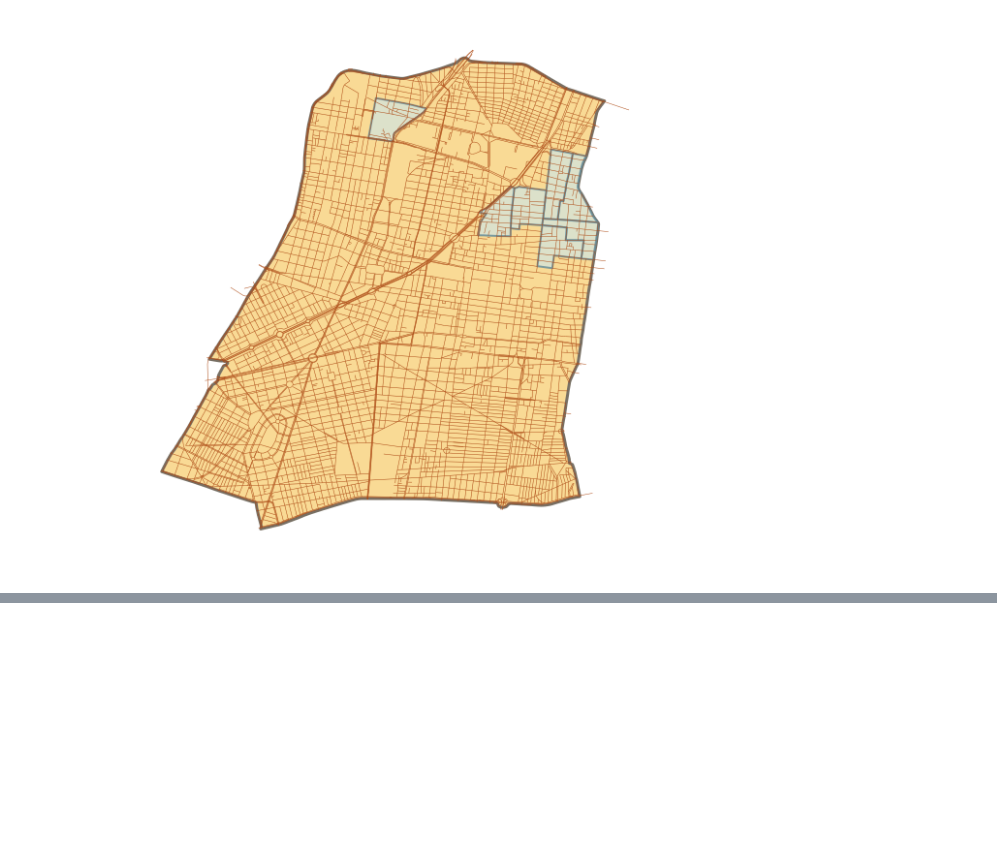
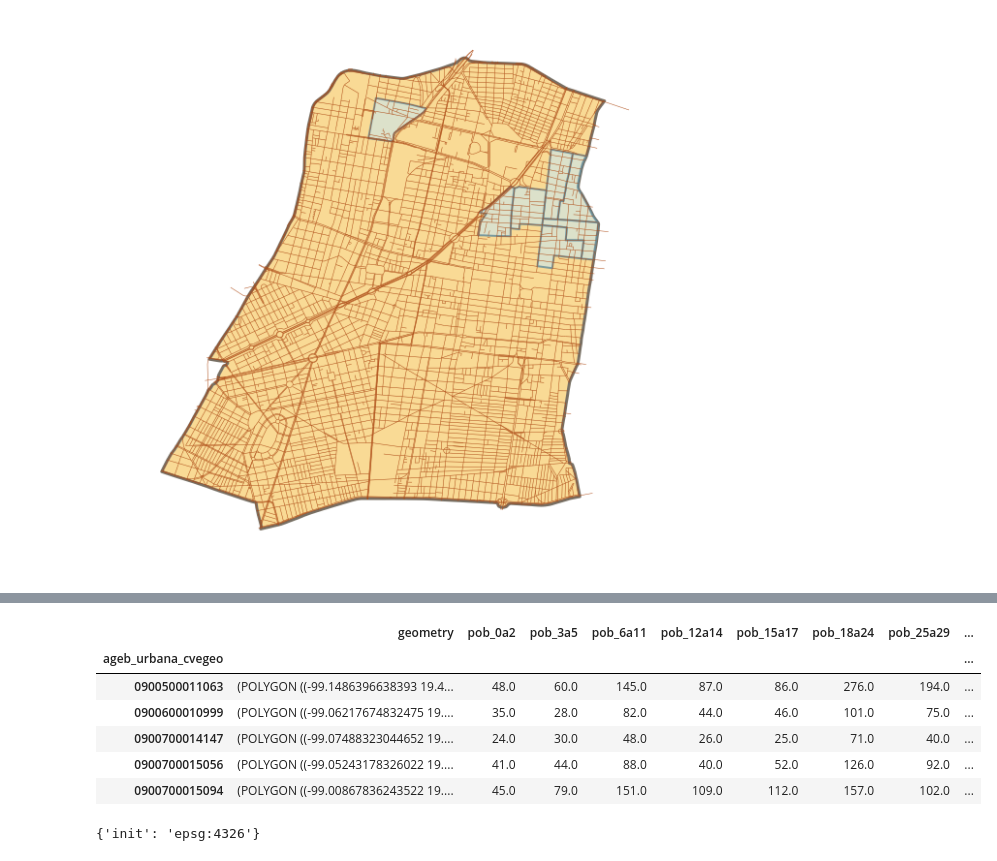
Before and after one commit to CentroGeo/curso-geoinformatica-2, a Jupyter notebook: practica_2/practica_2.ipynb, the cells around one changed output, grey strips where cells are left out. Drawn from its saved outputs; the diff is of its cells as text; code cells hidden in the pictures; blank space fills up the shorter version.

```diff
--- a/practica_2/practica_2.ipynb
+++ b/practica_2/practica_2.ipynb
@@ -335,0 +357,15 @@ Una vez teniendo el conocimiento de cómo visualizar la información espacial, e
+# %%
+ageb_pob = agebs.join(poblacion , on = 'ageb_urbana_cvegeo')
+ageb_pob.head()
+# %% [output]
+|  | geometry | pob_0a2 | pob_3a5 | pob_6a11 | pob_12a14 | pob_15a17 | pob_18a24 | pob_25a29 | ... |
+| ageb_urbana_cvegeo |  |  |  |  |  |  |  |  | ... |
+| 0900500011063 | (POLYGON ((-99.1486396638393 19.4... | 48.0 | 60.0 | 145.0 | 87.0 | 86.0 | 276.0 | 194.0 | ... |
+| 0900600010999 | (POLYGON ((-99.06217674832475 19.... | 35.0 | 28.0 | 82.0 | 44.0 | 46.0 | 101.0 | 75.0 | ... |
+| 0900700014147 | (POLYGON ((-99.07488323044652 19.... | 24.0 | 30.0 | 48.0 | 26.0 | 25.0 | 71.0 | 40.0 | ... |
+| 0900700015056 | (POLYGON ((-99.05243178326022 19.... | 41.0 | 44.0 | 88.0 | 40.0 | 52.0 | 126.0 | 92.0 | ... |
+| 0900700015094 | (POLYGON ((-99.00867836243522 19.... | 45.0 | 79.0 | 151.0 | 109.0 | 112.0 | 157.0 | 102.0 | ... |
+# %%
+ageb_pob.crs
+# %% [output]
+{'init': 'epsg:4326'}
```
Also changed, not shown: parts of 4 cells of this notebook, 1 other file.
